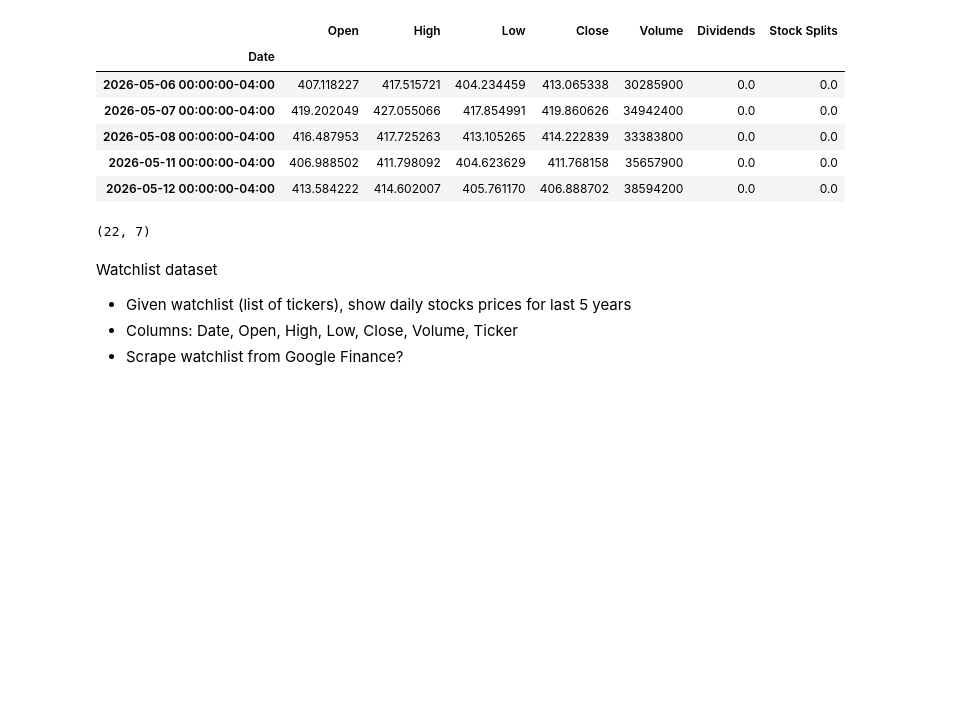
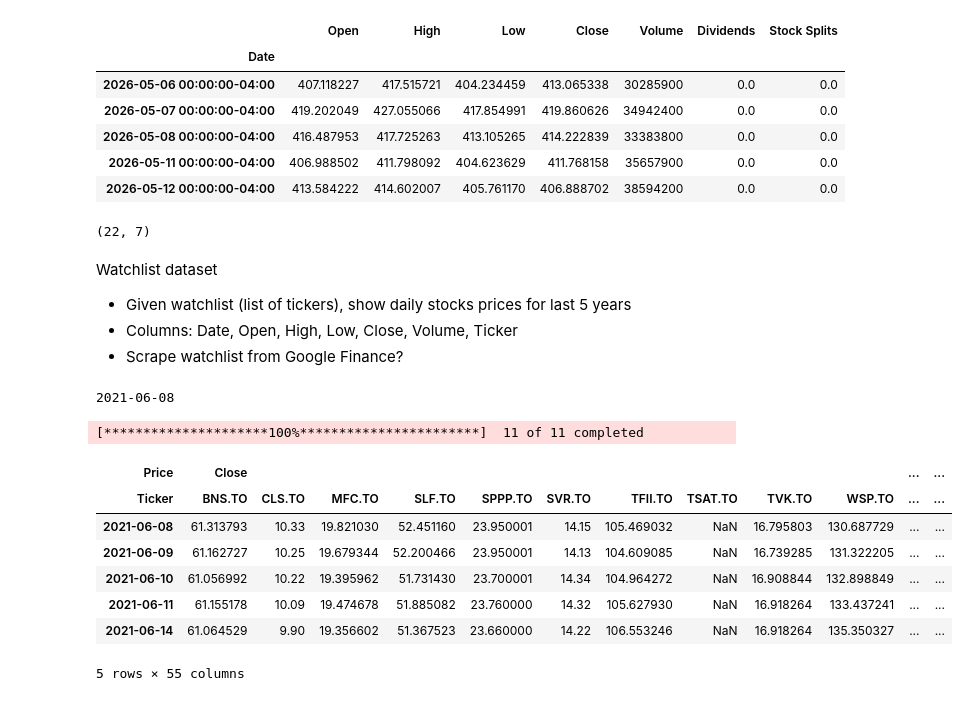
Before and after one commit to miketcchung/homelab-data-engineering, a Jupyter notebook: finance_eda.ipynb, the cells around one changed output. Saved outputs shown, nothing was run; the diff lists cells and outputs as text; code cells hidden in the pictures; blank space fills up the shorter version.

```diff
--- a/finance_eda.ipynb
+++ b/finance_eda.ipynb
@@ -45,3 +64,25 @@ Watchlist dataset
 - Given watchlist (list of tickers), show daily stocks prices for last 5 years
 - Columns: Date, Open, High, Low, Close, Volume, Ticker
 - Scrape watchlist from Google Finance?
+# %%
+watchlist_cad = [
+    'bns', 'cls', 'xgd', 'svr', 'mfc', 'sppp', 'slf', 'tsat',
+    'tvk', 'tfii', 'wsp'
+]
+
+watchlist_cad = [x + ".to" for x in watchlist_cad]
+
+watchlist_usd = [
+    'baba', 'googl', 'aapl', 'azo', 'bah', 'csco', 'crwv',
+    'dell', 'docs', 'itot', 'mod', 'orcl', 'pltr', 'voo',
+    'wm', 'wsm'
+]
+# %%
+start_dt = date.today() - relativedelta(years=5)
+print(start_dt)
+# %% [output]
+2021-06-08
+# %%
+finance_df = yf.download(watchlist_cad, start=start_dt)
+# %% [output]
+[*********************100%***********************]  11 of 11 completed
@@ -47,0 +92,11 @@ Watchlist dataset
+# %%
+finance_df.head()
+# %% [output]
+| Price | Close |  |  |  |  |  |  |  |  |  | ... | ... |
+| Ticker | BNS.TO | CLS.TO | MFC.TO | SLF.TO | SPPP.TO | SVR.TO | TFII.TO | TSAT.TO | TVK.TO | WSP.TO | ... | ... |
+| 2021-06-08 | 61.313793 | 10.33 | 19.821030 | 52.451160 | 23.950001 | 14.15 | 105.469032 | NaN | 16.795803 | 130.687729 | ... | ... |
+| 2021-06-09 | 61.162727 | 10.25 | 19.679344 | 52.200466 | 23.950001 | 14.13 | 104.609085 | NaN | 16.739285 | 131.322205 | ... | ... |
+| 2021-06-10 | 61.056992 | 10.22 | 19.395962 | 51.731430 | 23.700001 | 14.34 | 104.964272 | NaN | 16.908844 | 132.898849 | ... | ... |
+| 2021-06-11 | 61.155178 | 10.09 | 19.474678 | 51.885082 | 23.760000 | 14.32 | 105.627930 | NaN | 16.918264 | 133.437241 | ... | ... |
+| 2021-06-14 | 61.064529 | 9.90 | 19.356602 | 51.367523 | 23.660000 | 14.22 | 106.553246 | NaN | 16.918264 | 135.350327 | ... | ... |
+5 rows × 55 columns
```
Also changed, not shown: parts of 5 cells of this notebook.
